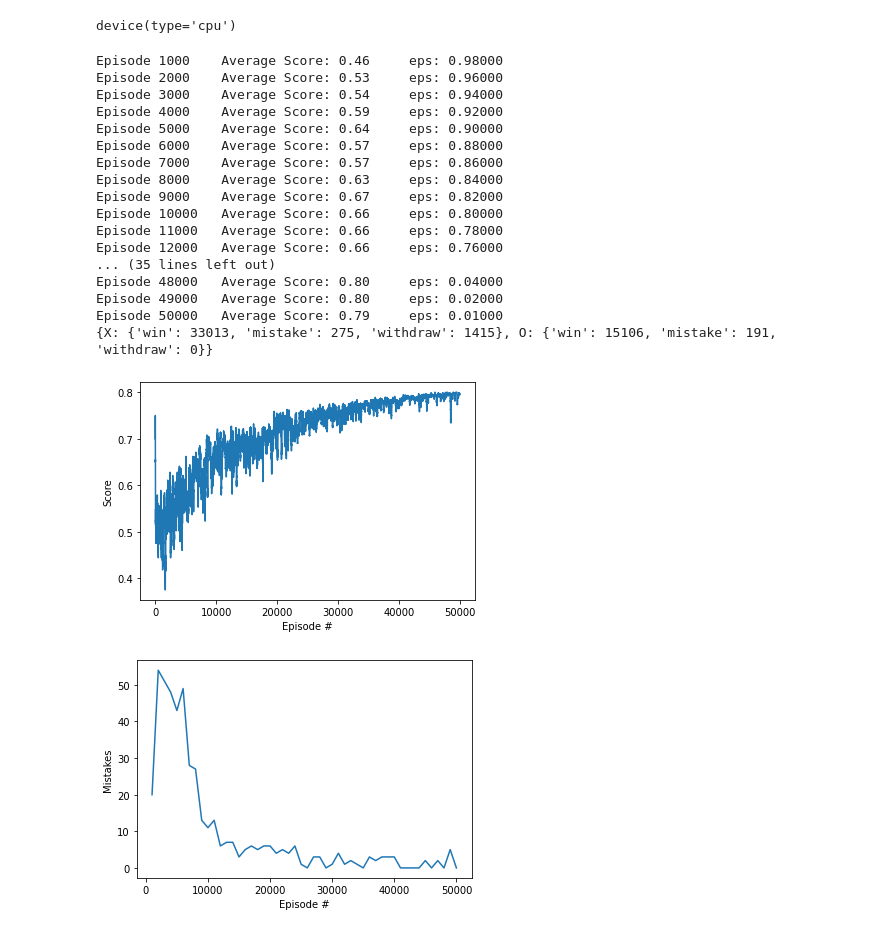
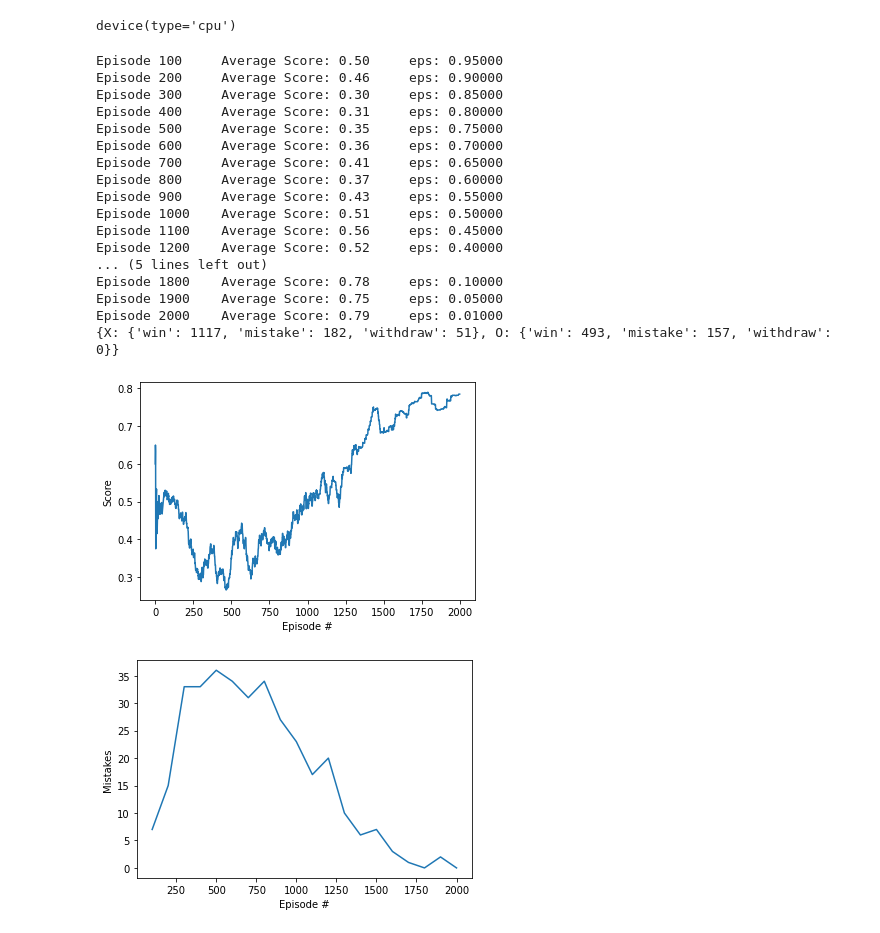
Before and after one commit to rnmourao/drl-tic-tac-toe, a Jupyter notebook: train.ipynb, the cells around one changed output. Saved outputs shown, nothing was run; the diff lists cells and outputs as text; code cells hidden in the pictures.

Commit message:
reducing number of episodes

```diff
--- a/train.ipynb
+++ b/train.ipynb
@@ -27,7 +27,7 @@ Params
     eps_end (float): minimum value of epsilon
     eps_decay (float): multiplicative factor (per episode) for decreasing epsilon
 """
-n_episodes = 50000
+n_episodes = 2000
 eps_start = 1.0
 eps_end = 0.01
 eps_decay = 1 / n_episodes
@@ -64,7 +64,7 @@ for i_episode in range(1, n_episodes + 1):
     avg_score_window = np.mean(scores_window)
     scores.append(avg_score_window)
     print('\rEpisode {}\tAverage Score: {:.2f}\teps: {:.5f}'.format(i_episode, avg_score_window, eps), end="")
-    if i_episode % 1000 == 0:
+    if i_episode % 100 == 0:
         print('\rEpisode {}\tAverage Score: {:.2f}'.format(i_episode, avg_score_window))
         mistakes.append(mistake)
         mistake = 0
@@ -75,23 +75,23 @@ torch.save(X.qnetwork_local.state_dict(), 'X.pth')
 torch.save(O.qnetwork_local.state_dict(), 'O.pth')
 print(outcomes)
 # %% [output]
-Episode 1000    Average Score: 0.46     eps: 0.98000
-Episode 2000    Average Score: 0.53     eps: 0.96000
-Episode 3000    Average Score: 0.54     eps: 0.94000
-Episode 4000    Average Score: 0.59     eps: 0.92000
-Episode 5000    Average Score: 0.64     eps: 0.90000
-Episode 6000    Average Score: 0.57     eps: 0.88000
-Episode 7000    Average Score: 0.57     eps: 0.86000
-Episode 8000    Average Score: 0.63     eps: 0.84000
-Episode 9000    Average Score: 0.67     eps: 0.82000
-Episode 10000   Average Score: 0.66     eps: 0.80000
-Episode 11000   Average Score: 0.66     eps: 0.78000
-Episode 12000   Average Score: 0.66     eps: 0.76000
-... (35 lines left out)
-Episode 48000   Average Score: 0.80     eps: 0.04000
-Episode 49000   Average Score: 0.80     eps: 0.02000
-Episode 50000   Average Score: 0.79     eps: 0.01000
-{X: {'win': 33013, 'mistake': 275, 'withdraw': 1415}, O: {'win': 15106, 'mistake': 191, 'withdraw': 0}}
+Episode 100     Average Score: 0.50     eps: 0.95000
+Episode 200     Average Score: 0.46     eps: 0.90000
+Episode 300     Average Score: 0.30     eps: 0.85000
+Episode 400     Average Score: 0.31     eps: 0.80000
+Episode 500     Average Score: 0.35     eps: 0.75000
+Episode 600     Average Score: 0.36     eps: 0.70000
+Episode 700     Average Score: 0.41     eps: 0.65000
+Episode 800     Average Score: 0.37     eps: 0.60000
+Episode 900     Average Score: 0.43     eps: 0.55000
+Episode 1000    Average Score: 0.51     eps: 0.50000
+Episode 1100    Average Score: 0.56     eps: 0.45000
+Episode 1200    Average Score: 0.52     eps: 0.40000
+... (5 lines left out)
+Episode 1800    Average Score: 0.78     eps: 0.10000
+Episode 1900    Average Score: 0.75     eps: 0.05000
+Episode 2000    Average Score: 0.79     eps: 0.01000
+{X: {'win': 1117, 'mistake': 182, 'withdraw': 51}, O: {'win': 493, 'mistake': 157, 'withdraw': 0}}
 # %%
 # plot the scores
 fig = plt.figure()
@@ -101,16 +101,16 @@ plt.ylabel('Score')
 plt.xlabel('Episode #')
 plt.show()
 # %% [output]
-[figure, old version]
+[figure, new version]
 # %%
 # plot the mistakes
 fig = plt.figure()
 ax = fig.add_subplot(111)
-plt.plot(np.arange(start = 1000, stop=(len(mistakes) + 1) * 1000, step=1000), mistakes)
+plt.plot(np.arange(start = 100, stop=(len(mistakes) + 1) * 100, step=100), mistakes)
 plt.ylabel('Mistakes')
 plt.xlabel('Episode #')
 plt.show()
 # %% [output]
-[figure, old version]
+[figure, new version]
 # %%
 env.close()
```
Also changed, not shown: 2 other files.
